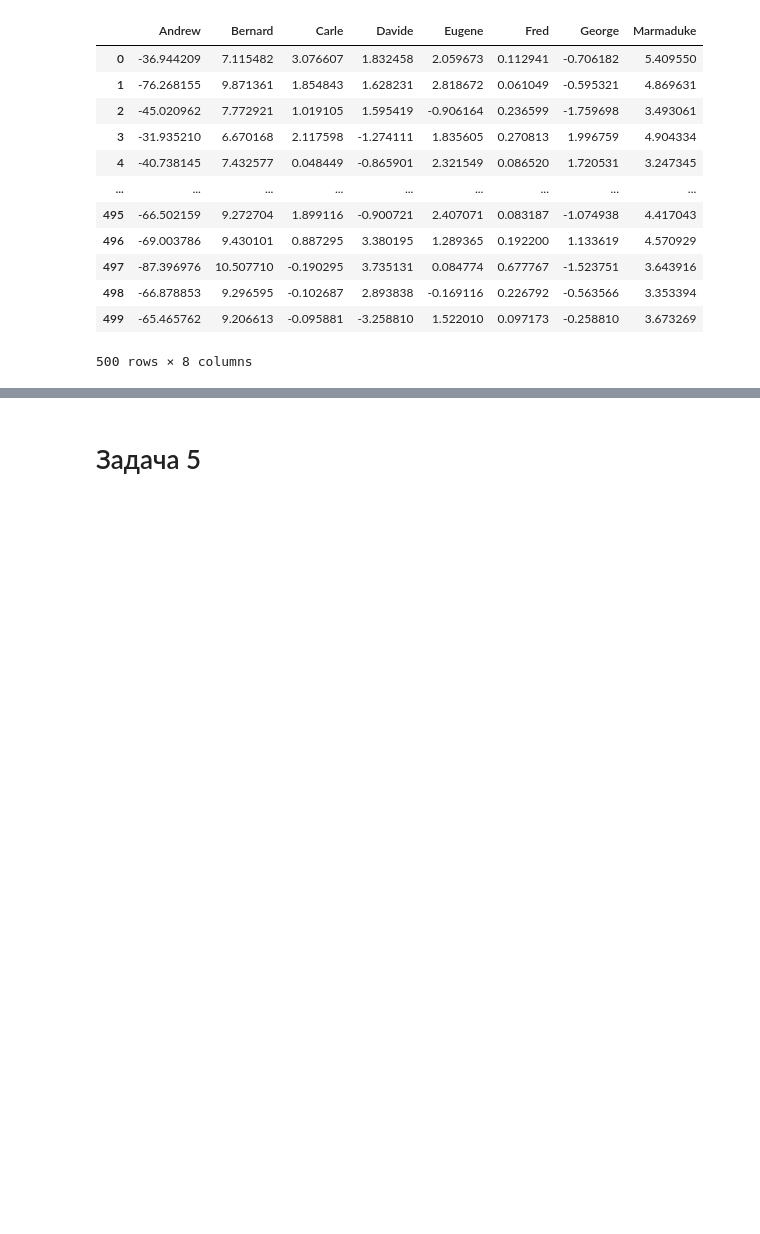
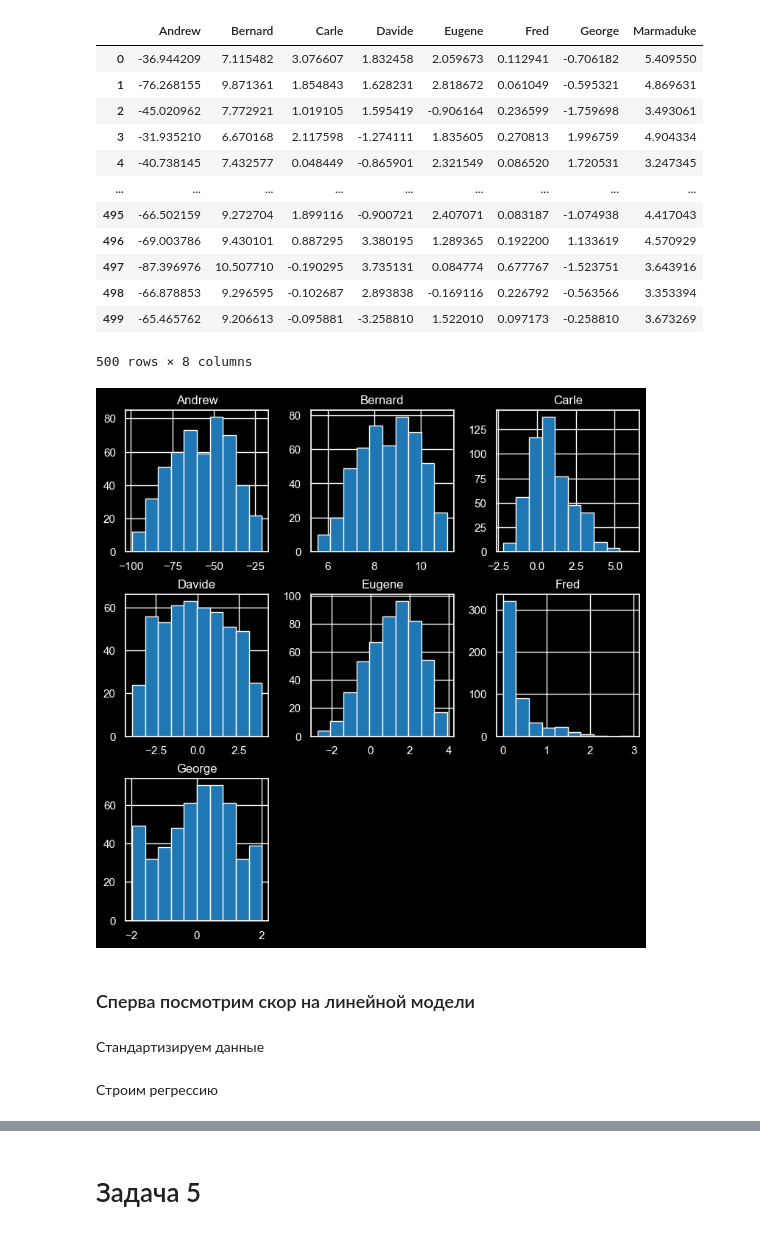
Before and after one commit to voroninip/Statistics, a Jupyter notebook: HW10/HW10.ipynb, the cells around one changed output, grey strips where cells are left out. Drawn from its saved outputs; the diff is of its cells as text; code cells hidden in the pictures; blank space fills up the shorter version.

```diff
--- a/HW10/HW10.ipynb
+++ b/HW10/HW10.ipynb
@@ -250,3 +249,12 @@ data
 | 498 | -66.878853 | 9.296595 | -0.102687 | 2.893838 | -0.169116 | 0.226792 | -0.563566 | 3.353394 |
 | 499 | -65.465762 | 9.206613 | -0.095881 | -3.258810 | 1.522010 | 0.097173 | -0.258810 | 3.673269 |
 500 rows × 8 columns
+# %%
+y = np.array(data['Marmaduke'])
+X = data.drop(columns=['Marmaduke'])
+# %%
+X.hist(figsize=(9, 9));
+# %% [output]
+[figure, added]
+# %% [markdown]
+### Сперва посмотрим скор на линейной модели
@@ -252,0 +266,2 @@ data
+# %% [markdown]
+Стандартизируем данные
@@ -252,0 +271,2 @@ data
+# %% [markdown]
+Строим регрессию
```
Also changed, not shown: parts of 12 cells of this notebook, 13 other files.
